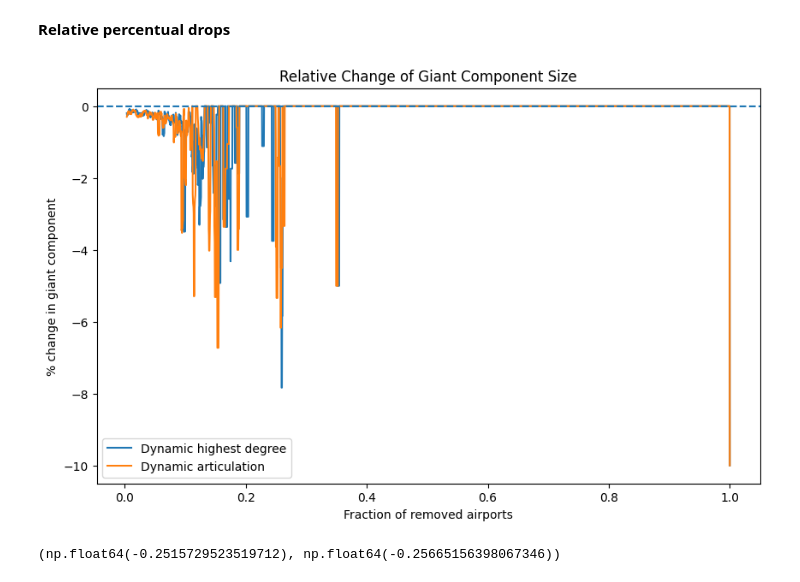
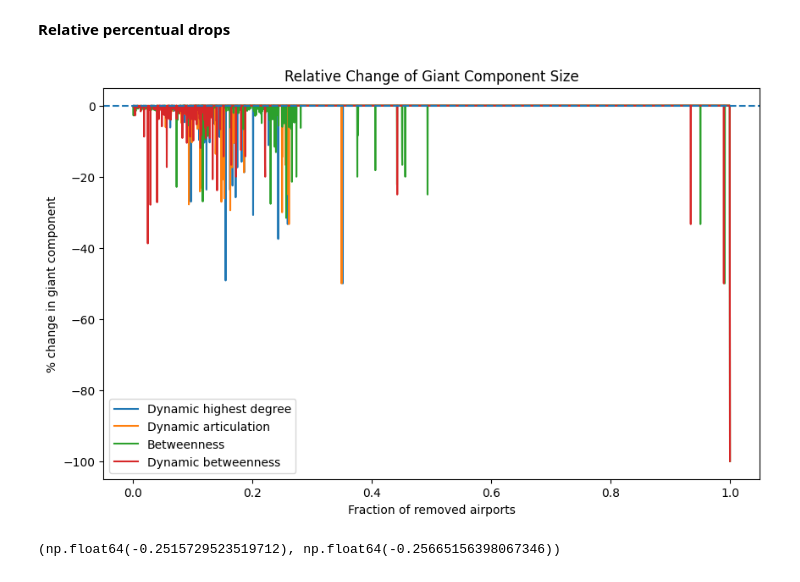
Before and after one commit to sugy-w/Veda-o-sietach-Projekt-JPD-, a Jupyter notebook: idk analysis/idk.ipynb, the cells around one changed output. Saved outputs shown, nothing was run; the diff lists cells and outputs as text; code cells hidden in the pictures.

Commit message:
run dynamic betweennnnneeeesss successfully

```diff
--- a/idk analysis/idk.ipynb
+++ b/idk analysis/idk.ipynb
@@ -575,10 +575,14 @@ np.float64(0.6545332957520384)
 # %%
 x_deg, y_deg, c_deg, r_deg = results["dynamic_highest_degree"]
 x_art, y_art, c_art, r_art = results["dynamic_articulation"]
+x_bet, y_bet, c_bet, r_bet = results["betweenness"]
+x_dbet, y_dbet, c_dbet, r_dbet = results["dynamic_betweenness"]
 
 # convert to numpy arrays
 y_deg = np.array(y_deg)
 y_art = np.array(y_art)
+y_bet = np.array(y_bet)
+y_dbet = np.array(y_dbet)
 
 # percentage changes
 pct_deg = (
@@ -590,38 +594,57 @@ pct_art = (
     (y_art[1:] - y_art[:-1])
     / y_art[:-1]
 ) * 100
+pct_bet = (
+    (y_bet[1:] - y_bet[:-1])
+    / y_bet[:-1]
+) * 100
+pct_dbet = (
+    (y_dbet[1:] - y_dbet[:-1])
+    / y_dbet[:-1]
+) * 100
 # %% [markdown]
 **Relative percentual drops**
 # %%
 plt.figure(figsize=(10,6))
 
 plt.plot(
     x_deg[1:],
     pct_deg,
     label="Dynamic highest degree"
 )
 
 plt.plot(
     x_art[1:],
     pct_art,
     label="Dynamic articulation"
 )
+plt.plot(
+    x_bet[1:],
+    pct_bet,
+    label="Betweenness"
+)
+plt.plot(
+    x_dbet[1:],
+    pct_dbet,
+    label="Dynamic betweenness"
+)
+
 
 plt.axhline(0, linestyle="--")
 
 plt.xlabel("Fraction of removed airports")
 plt.ylabel("% change in giant component")
 
 plt.title(
     "Relative Change of Giant Component Size"
 )
 
 plt.legend()
 plt.grid(False)
 
 plt.show()
 # %% [output]
-[figure, old version]
+[figure, new version]
 # %%
 sum(pct_deg) / len(pct_deg), sum(pct_art) / len(pct_art)
 # %% [output]
```
Also changed, not shown: parts of 4 cells of this notebook, 4 other files.
